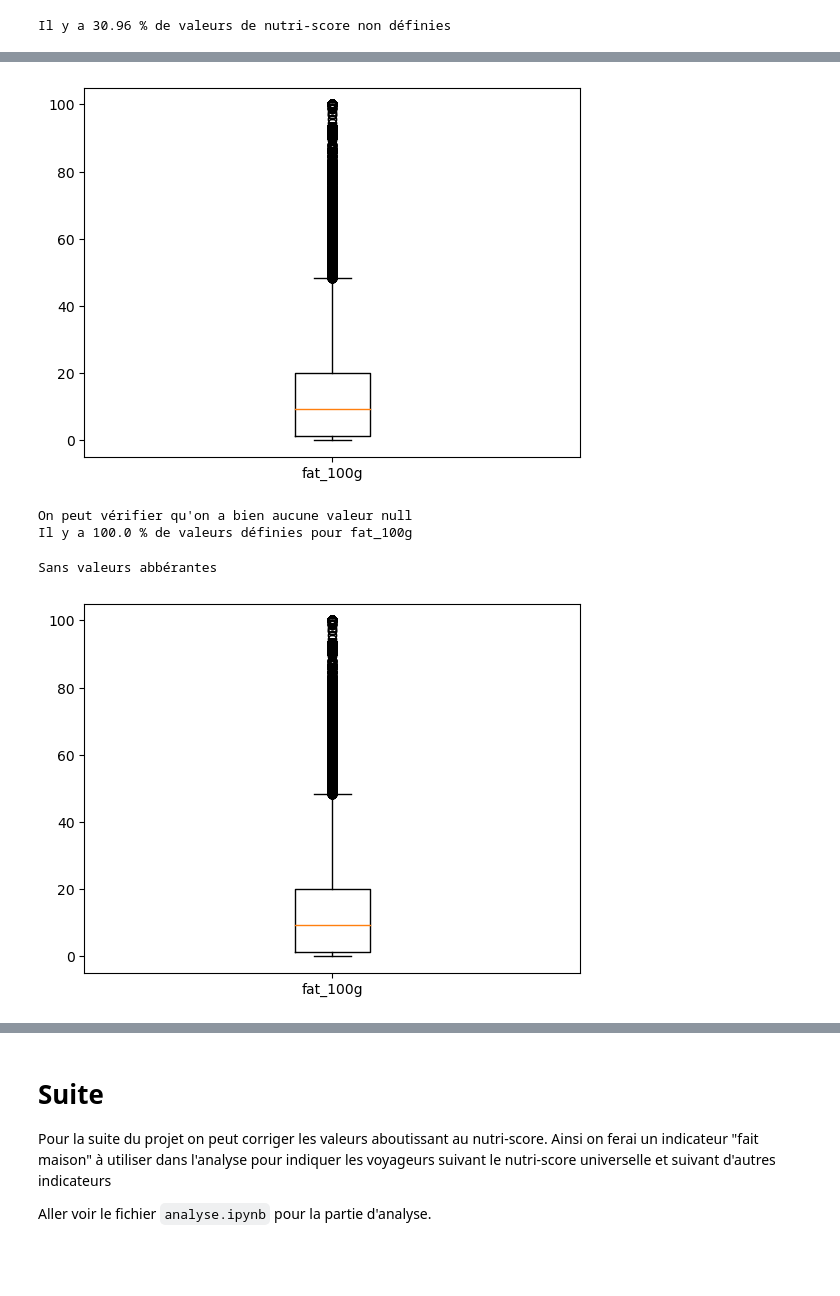
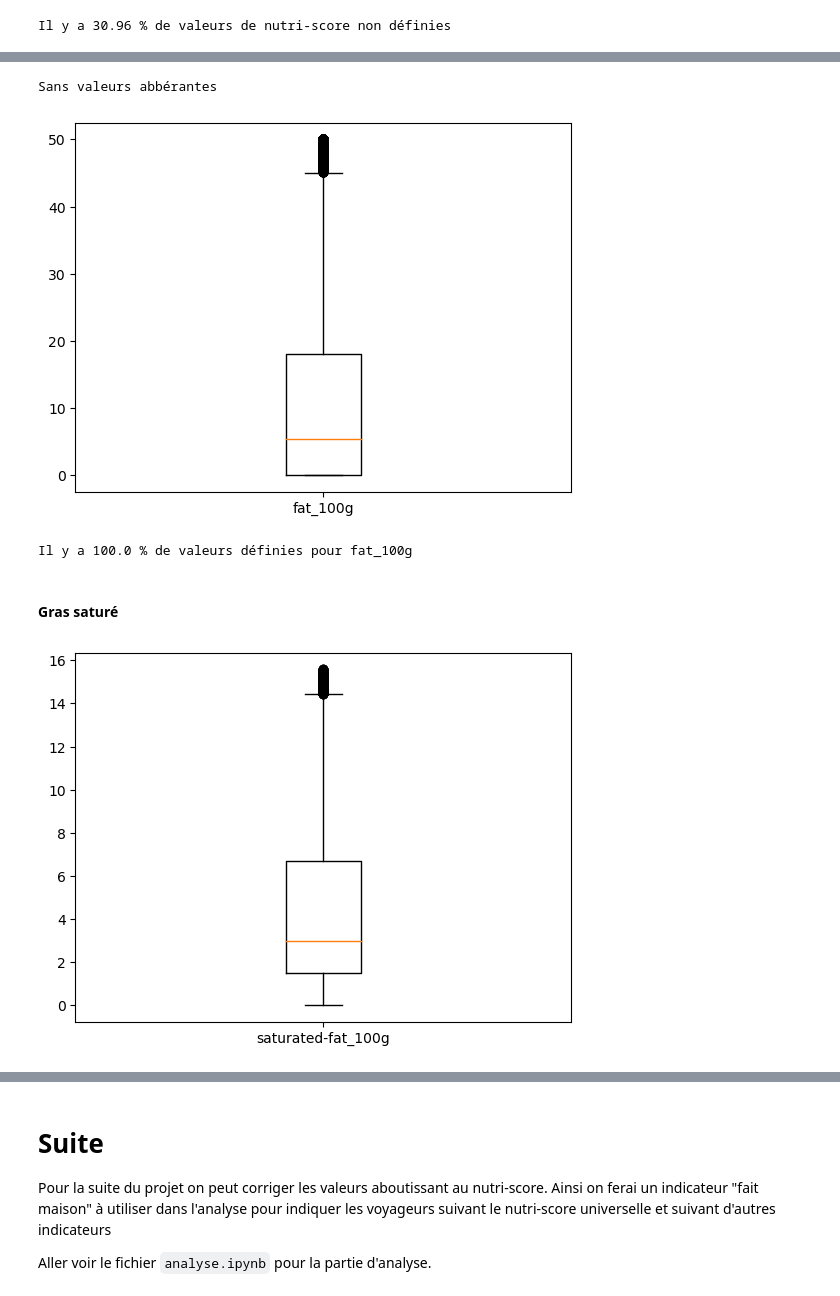
Before and after one commit to AlanBlanchet/SantePubliqueFrance, a Jupyter notebook: nettoyage.ipynb, the cells around one changed output, grey strips where cells are left out. Drawn from its saved outputs; the diff is of its cells as text; code cells hidden in the pictures; blank space fills up the shorter version.

```diff
--- a/nettoyage.ipynb
+++ b/nettoyage.ipynb
@@ -286,0 +300,4 @@ Mais en réalité on ne prends pas en compte les valeurs abbérantes. En effet,
+# %%
+# On calcul l'écart interquartile
+ecart = quartiles[0.75] - quartiles[0.25]
+ecart
@@ -286,0 +306,3 @@ Mais en réalité on ne prends pas en compte les valeurs abbérantes. En effet,
+# %%
+fort = quartiles[0.75] + 1.5 * ecart
+fort
@@ -288,13 +314,6 @@ Mais en réalité on ne prends pas en compte les valeurs abbérantes. En effet,
 print("Avec valeurs abbérantes")
 plt.boxplot(fat_100g, labels=["fat_100g"])
 plt.show()
-
-
-print("Sans valeurs abbérantes")
-fat_100g_correct = data["fat_100g"].notna() & (data["fat_100g"] <= 100) & (data["fat_100g"] >= 0)
-fat_100g = data.loc[fat_100g_correct, "fat_100g"]
-plt.boxplot(fat_100g, labels=["fat_100g"])
-plt.show()
 # %% [output]
 Avec valeurs abbérantes
 [figure]
@@ -303,26 +320,29 @@ Sans valeurs abbérantes
 # %%
-# Maintenant qu'on a identifié les valeurs atypiques, on peut les traiter
-# On pourra utiliser la moyenne pour traiter les valeurs manquantes puisqu'elle n'est désormais plus affaiblie par les valeurs abbérantes.
-# En effet, il n'y a que des valeurs correctes. On aurait pu remplacer par la valeur médiane pour faire notre correction. (sans filtrer les valeurs abbérantes)
+# Maintenant qu'on a identifié les valeurs atypiques, on peut les traiter.
+# On pourra utiliser la médiane pour traiter ces valeurs
 # Réalisons une imputation par la moyenne :
-data.loc[~fat_100g_correct, "fat_100g"] = round(fat_100g.mean(), 2)
+print("Sans valeurs abbérantes")
+fat_100g_correct = (data["fat_100g"] <= fort) & (data["fat_100g"] >= 0)
+
+data.loc[~fat_100g_correct, "fat_100g"] = round(fat_100g.median(), 2)
 fat_100g = data["fat_100g"]
 plt.boxplot(fat_100g, labels=["fat_100g"])
 plt.show()
-print("On peut vérifier qu'on a bien aucune valeur null")
+
 t, fat_100g = defined_percentage(data, "fat_100g")
 print(f"Il y a {t} % de valeurs définies pour fat_100g")
 # %% [output]
+Sans valeurs abbérantes
-[figure, old version]
+[figure, new version]
-On peut vérifier qu'on a bien aucune valeur null
-Il y a 100.0 % de valeurs définies pour fat_100g
+Il y a 100.0 % de valeurs définies pour fat_100g
+# %% [markdown]
+#### Gras saturé
 # %%
-# Pareil pour le gras, on peut utiliser cette fois-ci la médiane et supprimer ensuite les valeurs abbérantes
-print("Sans valeurs abbérantes")
-fat_100g_correct = data["fat_100g"].notna() & (data["fat_100g"] <= 100) & (data["fat_100g"] >= 0)
-fat_100g = data.loc[fat_100g_correct, "fat_100g"]
-plt.boxplot(fat_100g, labels=["fat_100g"])
+# Pareil pour le gras saturé qui est proche du gras, on peut utiliser la médiane pour remplacer les valeurs abbérantes
+quartiles = data["saturated-fat_100g"].quantile([0.25, 0.75])
+ecart = quartiles[0.75] - quartiles[0.25]
+data.loc[data["saturated-fat_100g"] > (quartiles[0.75] + 1.5 * ecart), "saturated-fat_100g"] = data["saturated-fat_100g"].median()
+plt.boxplot(data["saturated-fat_100g"], labels=["saturated-fat_100g"])
 plt.show()
 # %% [output]
-Sans valeurs abbérantes
-[figure, old version]
+[figure, new version]
```
Also changed, not shown: parts of 17 cells of this notebook, 1 other file.
